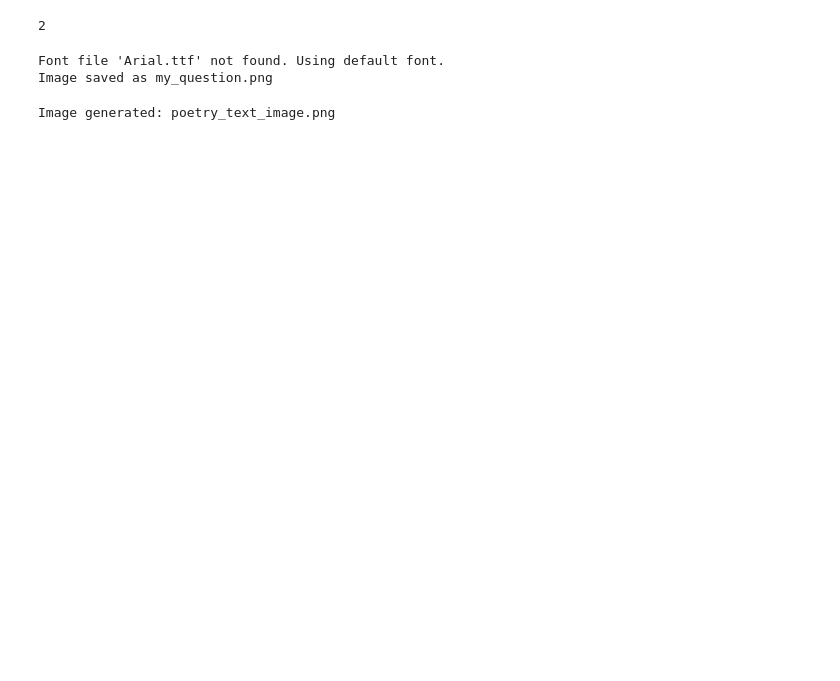
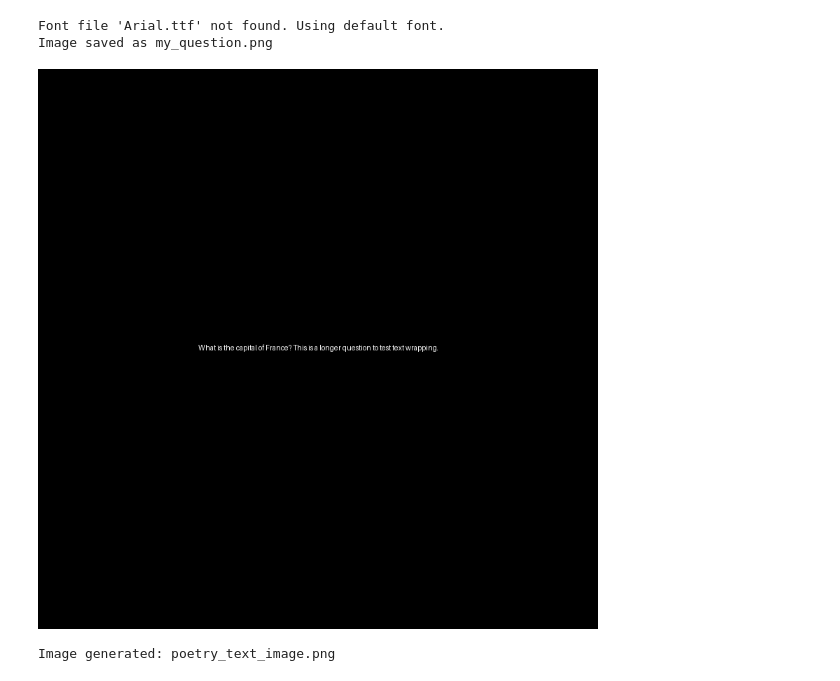
Before and after one commit to maniram-yadav/langchain-projects, a Jupyter notebook: image/textimage.ipynb, the cells around one changed output. Saved outputs shown, nothing was run; the diff lists cells and outputs as text; code cells hidden in the pictures; blank space fills up the shorter version.

```diff
--- a/image/textimage.ipynb
+++ b/image/textimage.ipynb
@@ -1,7 +1,3 @@
-# %%
-1+1
-# %% [output]
-2
 # %%
 from PIL import Image, ImageDraw, ImageFont
 import textwrap
@@ -69,6 +65,12 @@ generate_text_image(
 # %% [output]
 Font file 'Arial.ttf' not found. Using default font.
 Image saved as my_question.png
+# %%
+from IPython.display import Image
+pil_img = Image(filename='my_question.png')
+display(pil_img)
+# %% [output]
+[figure, added]
 # %%
 from PIL import Image, ImageDraw, ImageFont
 
```
Also changed, not shown: parts of 2 cells of this notebook, 4 other files.
